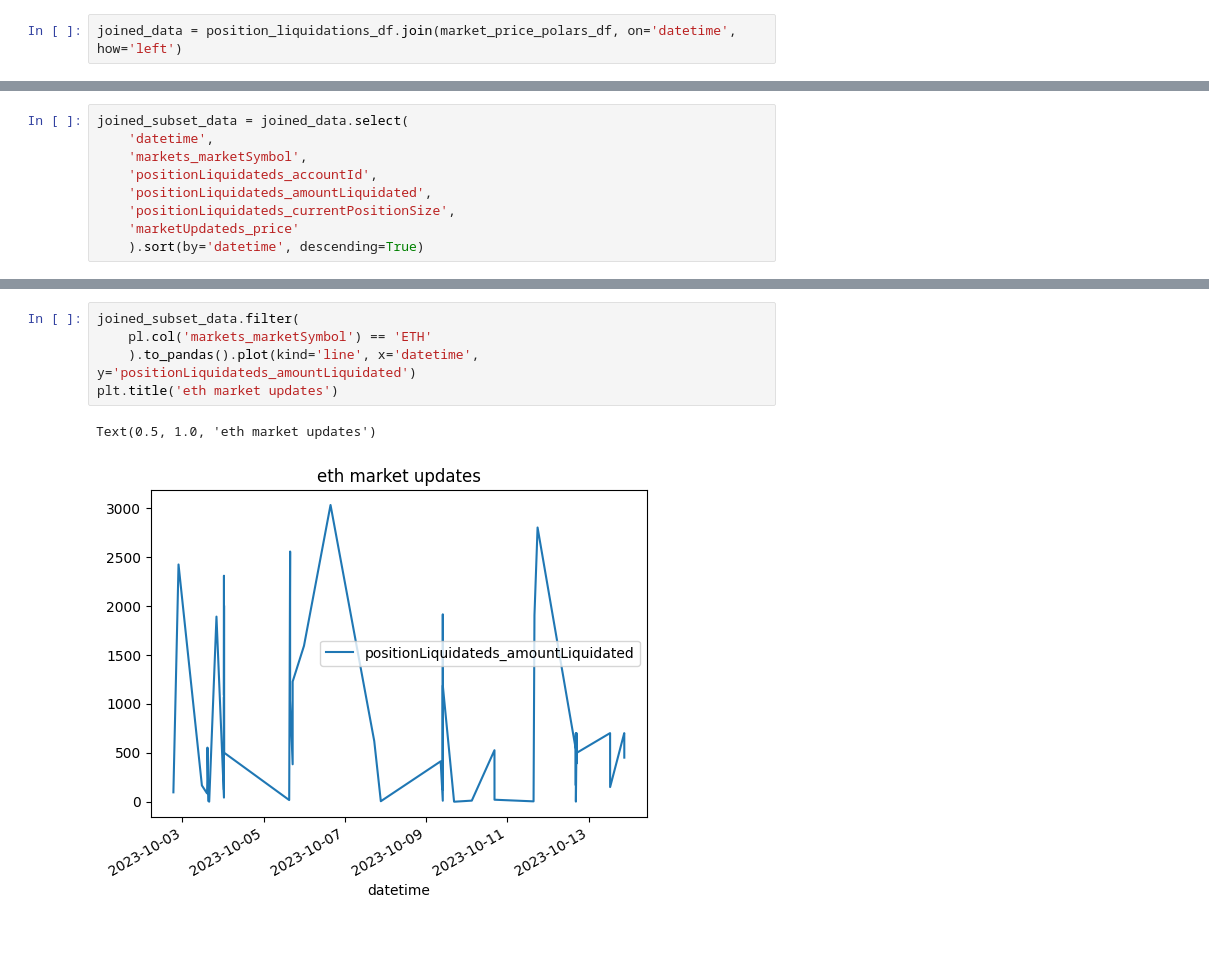
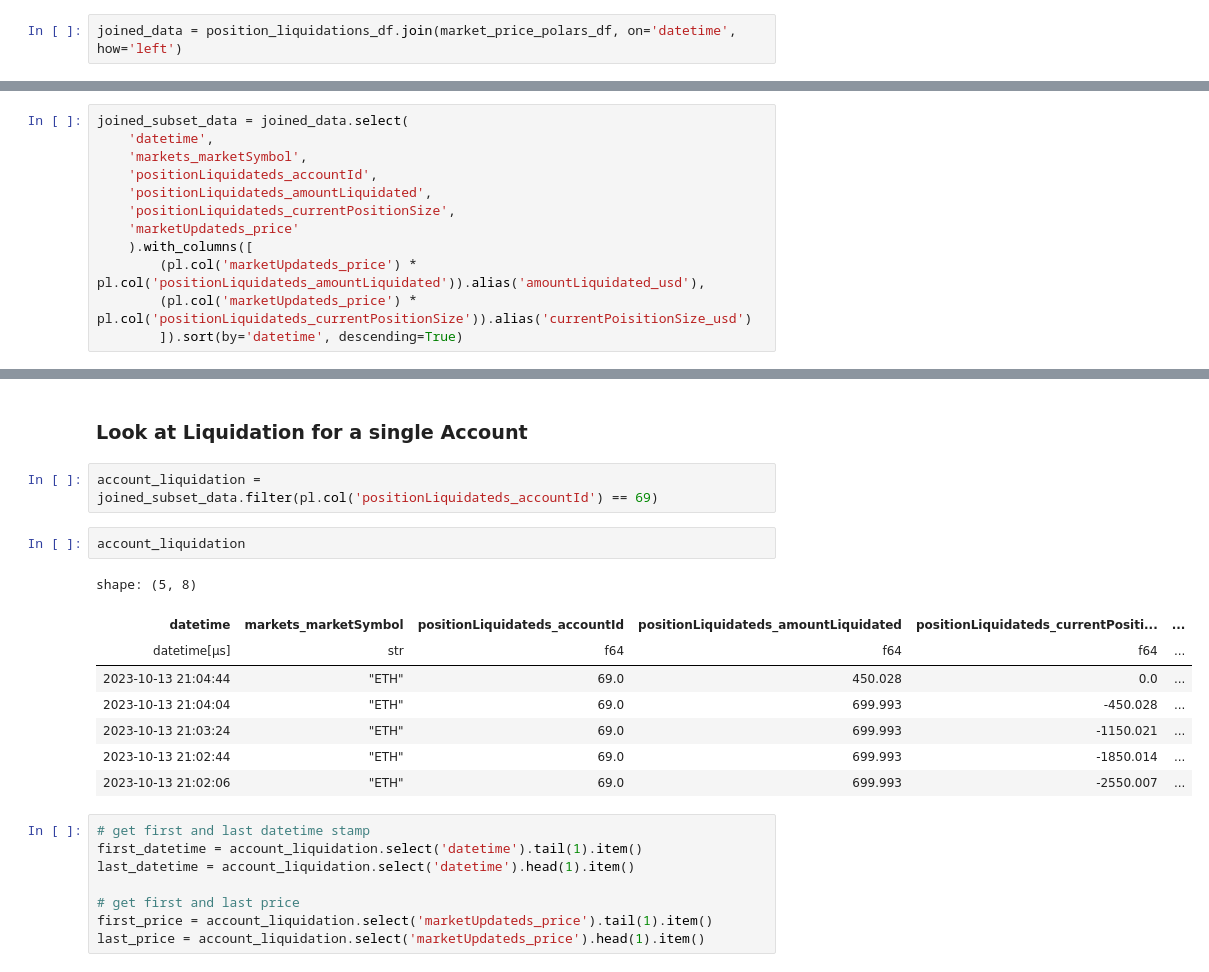
Before and after one commit to Evan-Kim2028/synthetix_v3_analytics, a Jupyter notebook: notebooks/liquidation_tracker.ipynb, the cells around one changed output, grey strips where cells are left out. Saved outputs shown, nothing was run; the diff lists cells and outputs as text; blank space fills up the shorter version.

```diff
--- a/notebooks/liquidation_tracker.ipynb
+++ b/notebooks/liquidation_tracker.ipynb
@@ -67,4 +67,7 @@ joined_subset_data = joined_data.select(
     'positionLiquidateds_amountLiquidated',
     'positionLiquidateds_currentPositionSize',
     'marketUpdateds_price'
-    ).sort(by='datetime', descending=True)
+    ).with_columns([
+        (pl.col('marketUpdateds_price') * pl.col('positionLiquidateds_amountLiquidated')).alias('amountLiquidated_usd'),
+        (pl.col('marketUpdateds_price') * pl.col('positionLiquidateds_currentPositionSize')).alias('currentPoisitionSize_usd')
+        ]).sort(by='datetime', descending=True)
@@ -103,8 +74,23 @@ Text(0.5, 1.0, 'eth market updates')
-# %%
-joined_subset_data.filter(
-    pl.col('markets_marketSymbol') == 'ETH'
-    ).to_pandas().plot(kind='line', x='datetime', y='positionLiquidateds_amountLiquidated')
-plt.title('eth market updates')
-# %% [output]
-Text(0.5, 1.0, 'eth market updates')
-[figure, removed]
+# %% [markdown]
+### Look at Liquidation for a single Account
+# %%
+account_liquidation = joined_subset_data.filter(pl.col('positionLiquidateds_accountId') == 69)
+# %%
+account_liquidation
+# %% [output]
+shape: (5, 8)
+| datetime | markets_marketSymbol | positionLiquidateds_accountId | positionLiquidateds_amountLiquidated | positionLiquidateds_currentPositi... | ... |
+| datetime[μs] | str | f64 | f64 | f64 | ... |
+| 2023-10-13 21:04:44 | "ETH" | 69.0 | 450.028 | 0.0 | ... |
+| 2023-10-13 21:04:04 | "ETH" | 69.0 | 699.993 | -450.028 | ... |
+| 2023-10-13 21:03:24 | "ETH" | 69.0 | 699.993 | -1150.021 | ... |
+| 2023-10-13 21:02:44 | "ETH" | 69.0 | 699.993 | -1850.014 | ... |
+| 2023-10-13 21:02:06 | "ETH" | 69.0 | 699.993 | -2550.007 | ... |
+# %%
+# get first and last datetime stamp
+first_datetime = account_liquidation.select('datetime').tail(1).item()
+last_datetime = account_liquidation.select('datetime').head(1).item()
+
+# get first and last price
+first_price = account_liquidation.select('marketUpdateds_price').tail(1).item()
+last_price = account_liquidation.select('marketUpdateds_price').head(1).item()
```
Also changed, not shown: parts of 9 cells of this notebook.
